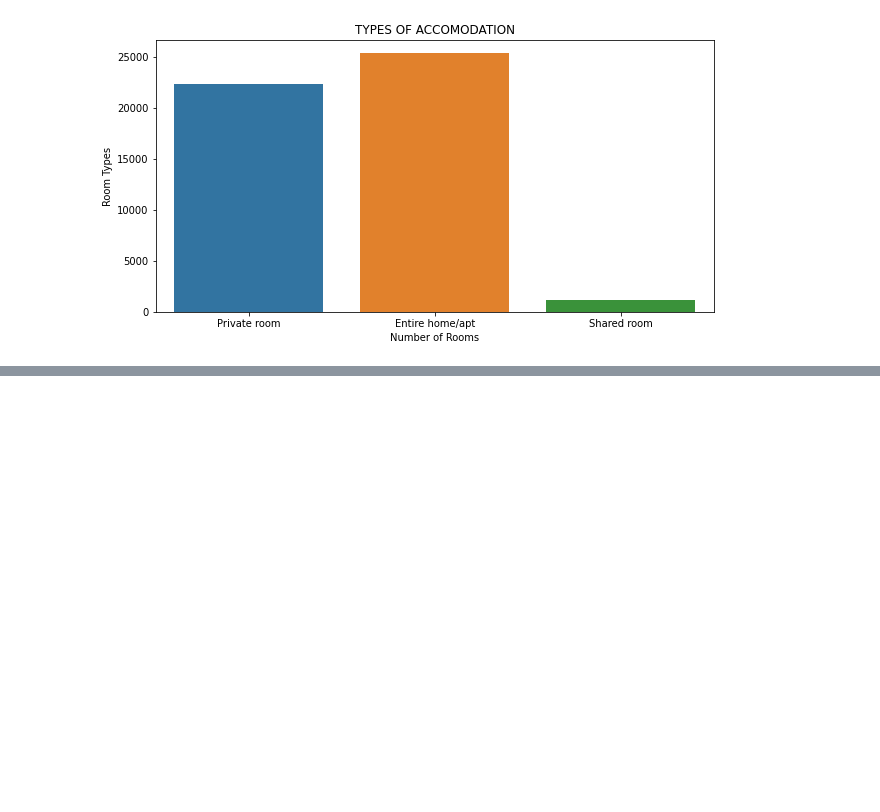
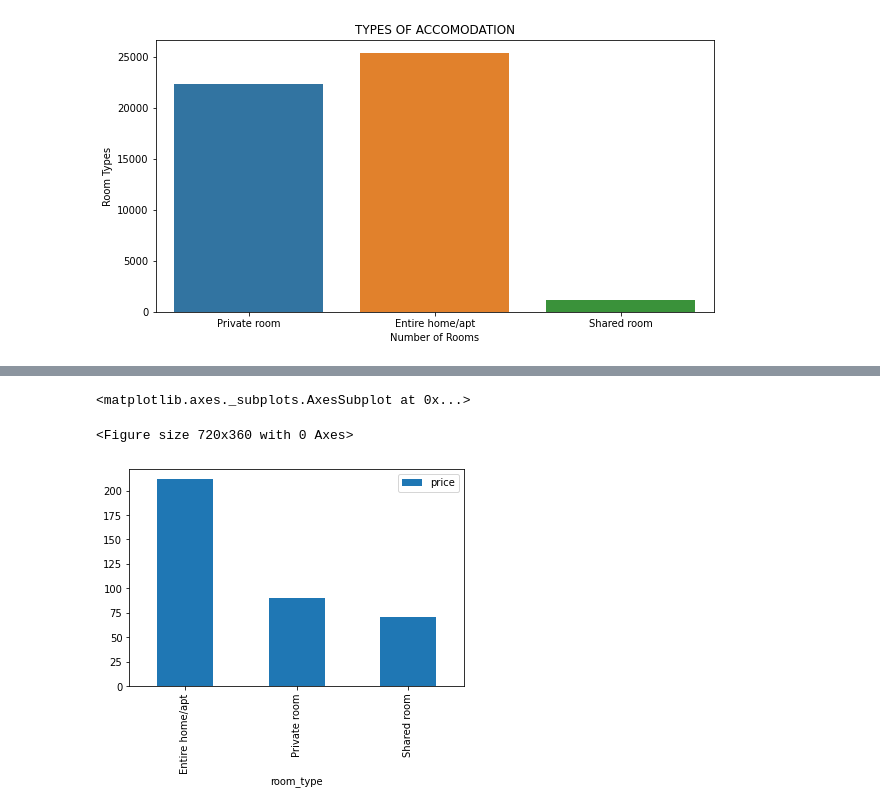
Before and after one commit to Jeetesh-KumarM/CAPSTONE-PROJECT-1, a Jupyter notebook: Copy_of_Airbnb_Bookings_Analysis_Capstone_Project.ipynb, the cells around one changed output, grey strips where cells are left out. Saved outputs shown, nothing was run; the diff lists cells and outputs as text; code cells hidden in the pictures; blank space fills up the shorter version.

```diff
--- a/Copy_of_Airbnb_Bookings_Analysis_Capstone_Project.ipynb
+++ b/Copy_of_Airbnb_Bookings_Analysis_Capstone_Project.ipynb
@@ -463,0 +471,3 @@ sns.countplot(data = df[df1['neighbourhood_group']=='Brooklyn'],x=df1['room_type
+# %%
+rmean=df2.groupby('room_type').agg({'price':'mean'})
+rmean
@@ -463,0 +480,7 @@ sns.countplot(data = df[df1['neighbourhood_group']=='Brooklyn'],x=df1['room_type
+# %%
+plt.figure(figsize=(10,5))
+rmean.plot.bar()
+# %% [output]
+<matplotlib.axes._subplots.AxesSubplot at 0x...>
+<Figure size 720x360 with 0 Axes>
+[figure, added]
```
Also changed, not shown: parts of 12 cells of this notebook.
